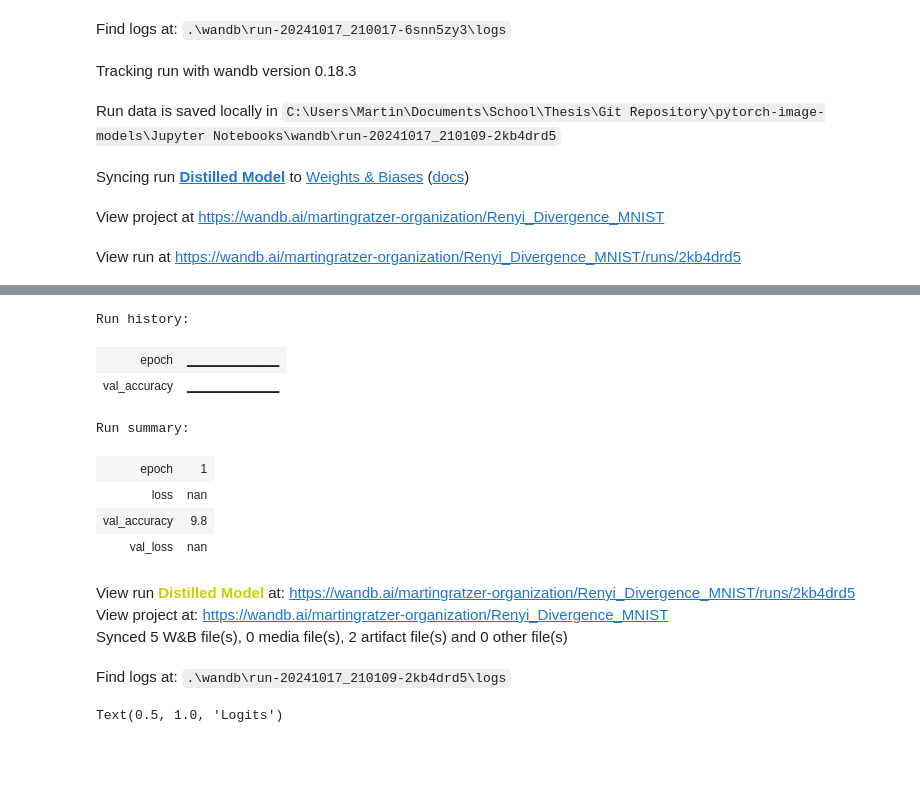
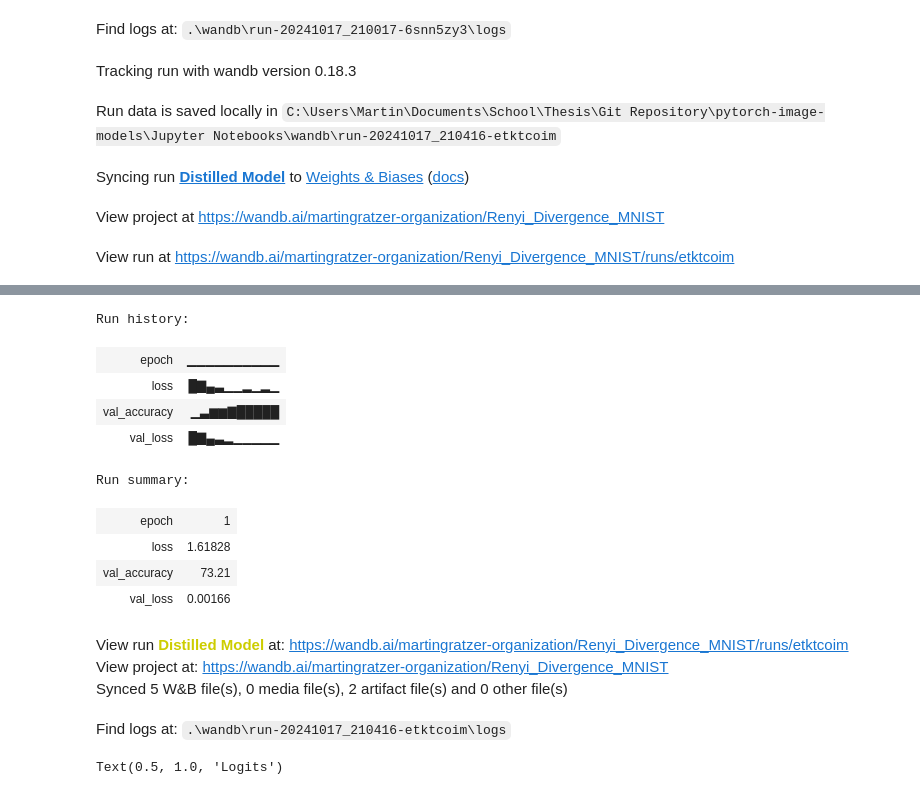
Before and after one commit to Maertine/pytorch-image-models, a Jupyter notebook: Jupyter Notebooks/Renyi Divergence.ipynb, the cells around one changed output, grey strips where cells are left out. Saved outputs shown, nothing was run; the diff lists cells and outputs as text; code cells hidden in the pictures; blank space fills up the shorter version.

```diff
--- a/Jupyter Notebooks/Renyi Divergence.ipynb
+++ b/Jupyter Notebooks/Renyi Divergence.ipynb
@@ -332,7 +332,7 @@ Find logs at: .\wandb\run-20241017_210017-6snn5zy3\logs
 # %%
 beta = 2
 temperature = 3
-alpha = 10
+alpha = 0.5
 
 student_model = Reduced_Net().to(device)
 optimizer = optim.SGD(student_model.parameters(), lr=0.01, momentum=0.9, weight_decay=5e-4)
@@ -354,7 +354,7 @@ for epoch in range(1, 2):
 wandb.finish()
 # %% [output]
 Tracking run with wandb version 0.18.3
-Run data is saved locally in C:\Users\Martin\Documents\School\Thesis\Git Repository\pytorch-image-models\Jupyter Notebooks\wandb\run-20241017_210109-2kb4drd5
+Run data is saved locally in C:\Users\Martin\Documents\School\Thesis\Git Repository\pytorch-image-models\Jupyter Notebooks\wandb\run-20241017_210416-etktcoim
 Syncing run Distilled Model to Weights & Biases (docs)
 View project at https://wandb.ai/martingratzer-organization/Renyi_Divergence_MNIST
-View run at https://wandb.ai/martingratzer-organization/Renyi_Divergence_MNIST/runs/2kb4drd5
+View run at https://wandb.ai/martingratzer-organization/Renyi_Divergence_MNIST/runs/etktcoim
@@ -378,15 +378,17 @@ Test set: Average loss: nan, Accuracy: 980/10000 (9.80%)
 Run history:
 | epoch | ▁▁▁▁▁▁▁▁▁▁ |
-| val_accuracy | ▁▁▁▁▁▁▁▁▁▁ |
+| loss | █▇▄▃▁▁▂▁▂▁ |
+| val_accuracy | ▁▃▆▆▇█████ |
+| val_loss | █▇▄▃▂▁▁▁▁▁ |
 Run summary:
 | epoch | 1 |
-| loss | nan |
-| val_accuracy | 9.8 |
-| val_loss | nan |
+| loss | 1.61828 |
+| val_accuracy | 73.21 |
+| val_loss | 0.00166 |
-View run Distilled Model at: https://wandb.ai/martingratzer-organization/Renyi_Divergence_MNIST/runs/2kb4drd5
+View run Distilled Model at: https://wandb.ai/martingratzer-organization/Renyi_Divergence_MNIST/runs/etktcoim
 View project at: https://wandb.ai/martingratzer-organization/Renyi_Divergence_MNIST
 Synced 5 W&B file(s), 0 media file(s), 2 artifact file(s) and 0 other file(s)
-Find logs at: .\wandb\run-20241017_210109-2kb4drd5\logs
+Find logs at: .\wandb\run-20241017_210416-etktcoim\logs
 # %%
 ## Some more testing with temperature
 # %%
```
Also changed, not shown: parts of 1 cell of this notebook.
